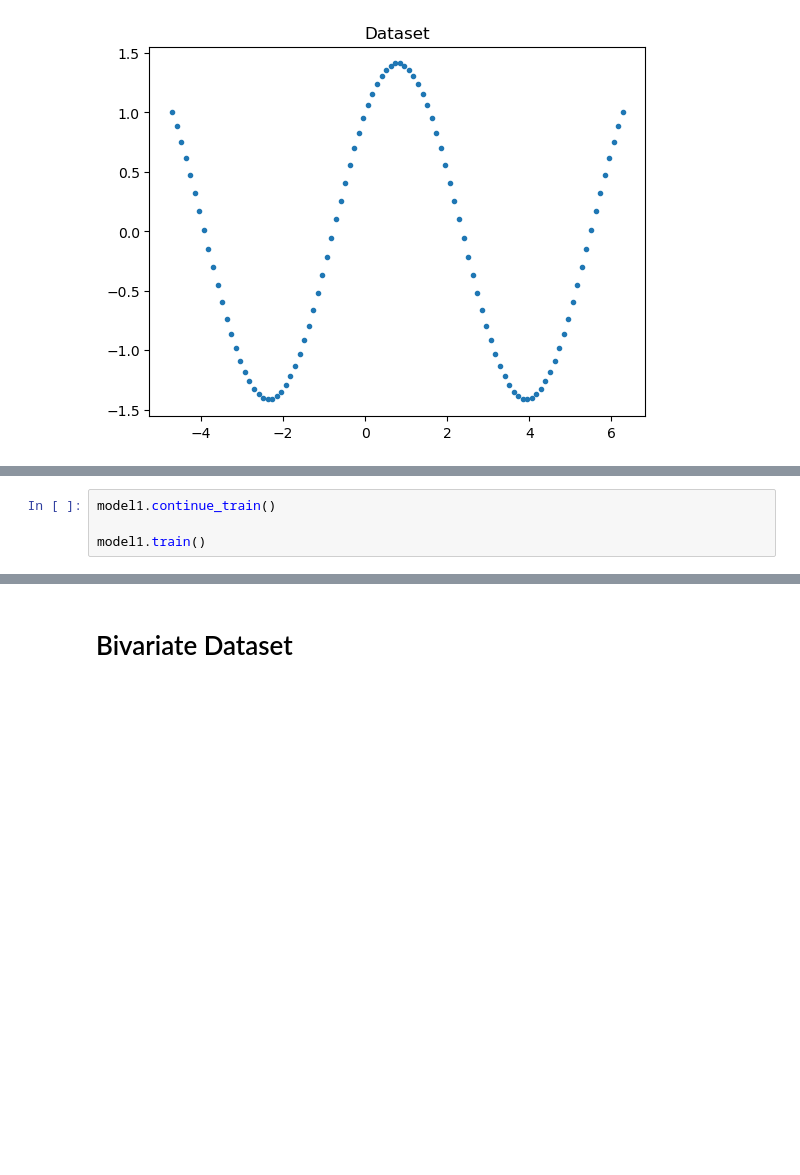
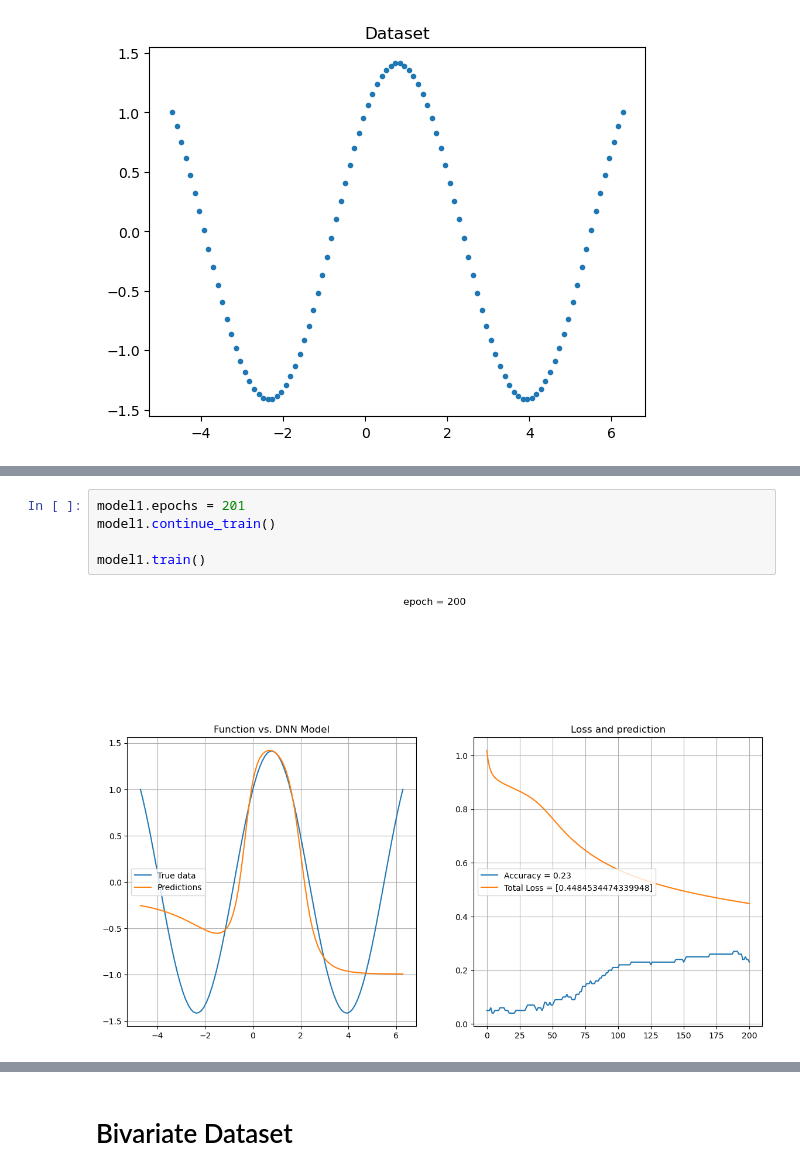
Before and after one commit to kalagotla/simple_dnns, a Jupyter notebook: dnns_with_pytorch.ipynb, the cells around one changed output, grey strips where cells are left out. Cells and saved outputs as stored; diff of their text form; blank space fills up the shorter version.

```diff
--- a/dnns_with_pytorch.ipynb
+++ b/dnns_with_pytorch.ipynb
@@ -95,4 +95,7 @@ Validation error for the trained model = 1.0030309473295422
 # %%
+model1.epochs = 201
 model1.continue_train()
 
 model1.train()
+# %% [output]
+[figure, added]
```
Also changed, not shown: parts of 23 cells of this notebook, 3 other files.
